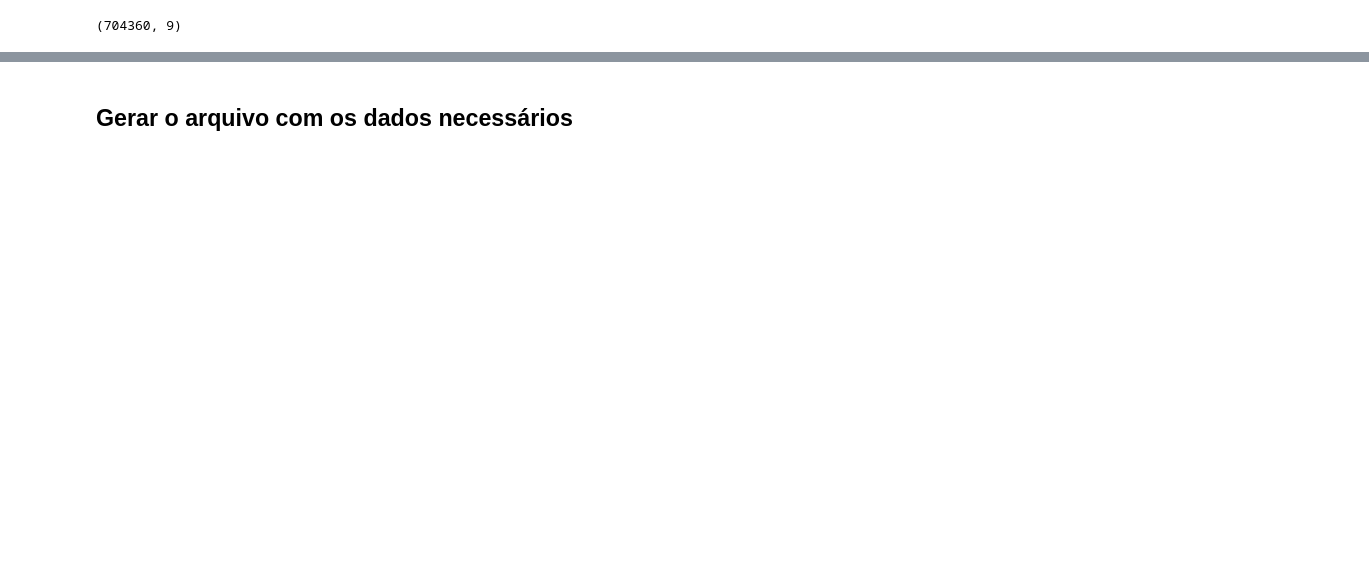
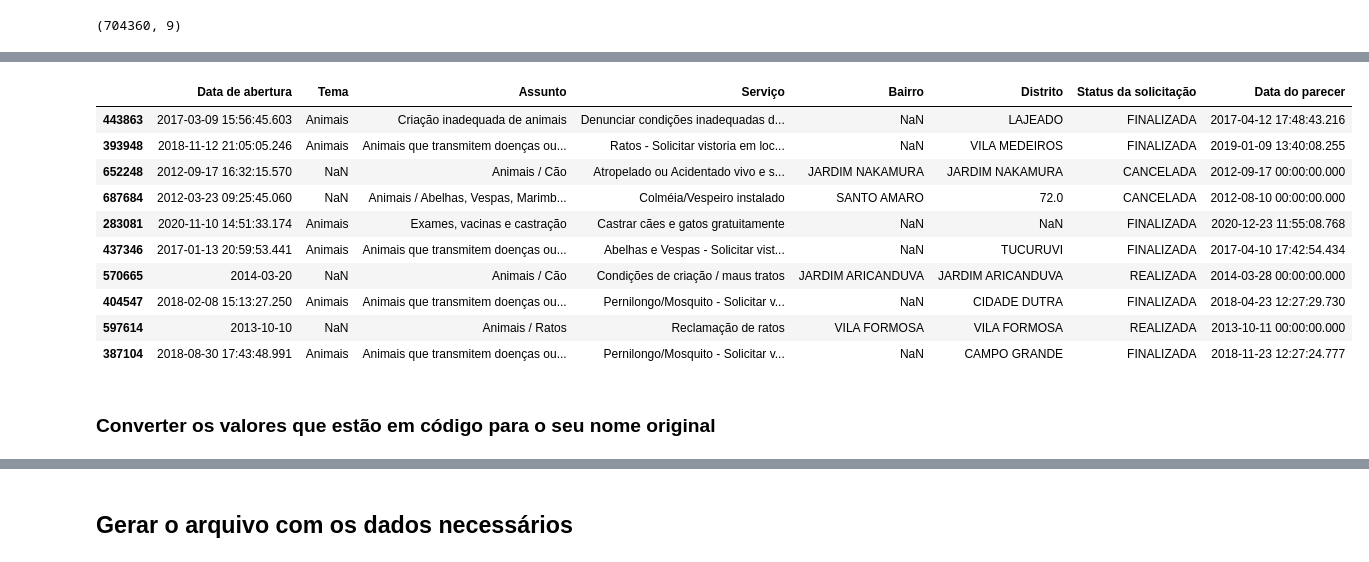
Before and after one commit to DemikFR/Analise-Controle-Zoonoses-SP156, a Jupyter notebook: base_dados/data_scraping.ipynb, the cells around one changed output, grey strips where cells are left out. Saved outputs shown, nothing was run; the diff lists cells and outputs as text; code cells hidden in the pictures; blank space fills up the shorter version.

```diff
--- a/base_dados/data_scraping.ipynb
+++ b/base_dados/data_scraping.ipynb
@@ -230,0 +245,2 @@ df[df['Especificação do assunto'].isnull()]
+# %%
+df1 = df1.drop('Especificação do assunto', axis=1)
@@ -230,0 +253,18 @@ df[df['Especificação do assunto'].isnull()]
+# %%
+df1.loc[df1['Distrito'].isnull() & df1['Bairro'].notnull(), 'Distrito'] = df1.loc[df1['Distrito'].isnull() & df1['Bairro'].notnull(), 'Bairro']
+# %%
+df1.sample(10)
+# %% [output]
+|  | Data de abertura | Tema | Assunto | Serviço | Bairro | Distrito | Status da solicitação | Data do parecer |
+| 443863 | 2017-03-09 15:56:45.603 | Animais | Criação inadequada de animais | Denunciar condições inadequadas d... | NaN | LAJEADO | FINALIZADA | 2017-04-12 17:48:43.216 |
+| 393948 | 2018-11-12 21:05:05.246 | Animais | Animais que transmitem doenças ou... | Ratos - Solicitar vistoria em loc... | NaN | VILA MEDEIROS | FINALIZADA | 2019-01-09 13:40:08.255 |
+| 652248 | 2012-09-17 16:32:15.570 | NaN | Animais / Cão | Atropelado ou Acidentado vivo e s... | JARDIM NAKAMURA | JARDIM NAKAMURA | CANCELADA | 2012-09-17 00:00:00.000 |
+| 687684 | 2012-03-23 09:25:45.060 | NaN | Animais / Abelhas, Vespas, Marimb... | Colméia/Vespeiro instalado | SANTO AMARO | 72.0 | CANCELADA | 2012-08-10 00:00:00.000 |
+| 283081 | 2020-11-10 14:51:33.174 | Animais | Exames, vacinas e castração | Castrar cães e gatos gratuitamente | NaN | NaN | FINALIZADA | 2020-12-23 11:55:08.768 |
+| 437346 | 2017-01-13 20:59:53.441 | Animais | Animais que transmitem doenças ou... | Abelhas e Vespas - Solicitar vist... | NaN | TUCURUVI | FINALIZADA | 2017-04-10 17:42:54.434 |
+| 570665 | 2014-03-20 | NaN | Animais / Cão | Condições de criação / maus tratos | JARDIM ARICANDUVA | JARDIM ARICANDUVA | REALIZADA | 2014-03-28 00:00:00.000 |
+| 404547 | 2018-02-08 15:13:27.250 | Animais | Animais que transmitem doenças ou... | Pernilongo/Mosquito - Solicitar v... | NaN | CIDADE DUTRA | FINALIZADA | 2018-04-23 12:27:29.730 |
+| 597614 | 2013-10-10 | NaN | Animais / Ratos | Reclamação de ratos | VILA FORMOSA | VILA FORMOSA | REALIZADA | 2013-10-11 00:00:00.000 |
+| 387104 | 2018-08-30 17:43:48.991 | Animais | Animais que transmitem doenças ou... | Pernilongo/Mosquito - Solicitar v... | NaN | CAMPO GRANDE | FINALIZADA | 2018-11-23 12:27:24.777 |
+# %% [markdown]
+### Converter os valores que estão em código para o seu nome original
```
Also changed, not shown: parts of 24 cells of this notebook.
